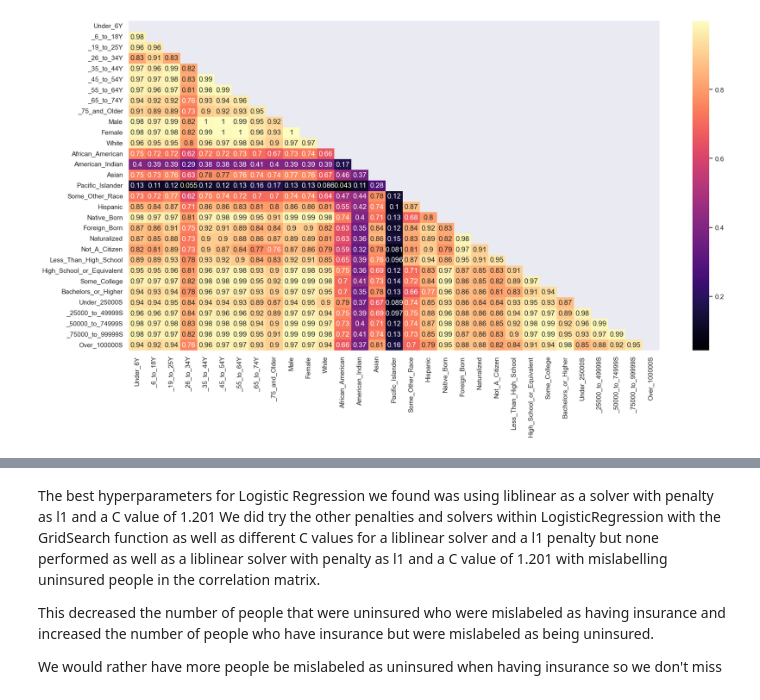
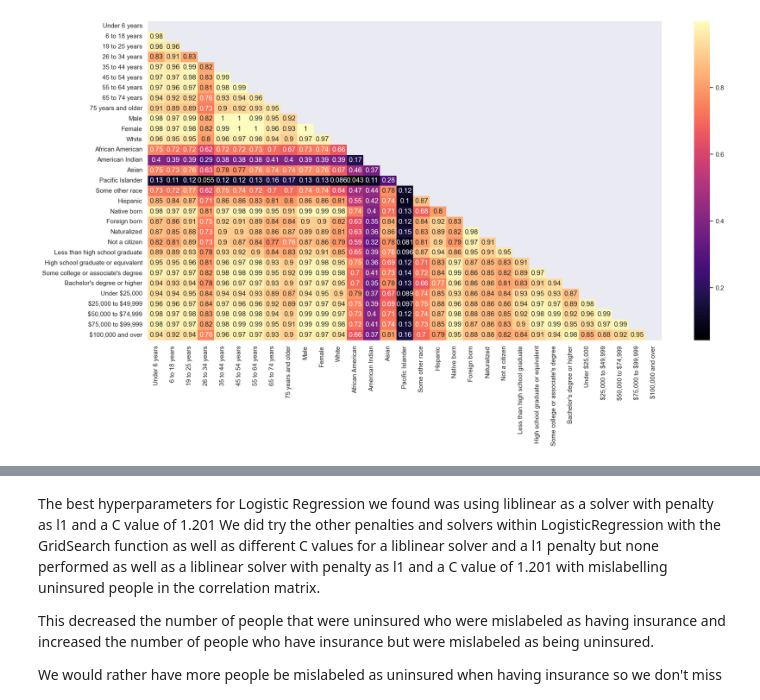
Before and after one commit to kylee-lapierre/capstone-healthcare, a Jupyter notebook: code/LogisticRegression.ipynb, the cells around one changed output, grey strips where cells are left out. Saved outputs shown, nothing was run; the diff lists cells and outputs as text; code cells hidden in the pictures.

```diff
--- a/code/LogisticRegression.ipynb
+++ b/code/LogisticRegression.ipynb
@@ -30,6 +38,6 @@ sns.set_theme(style = 'darkgrid')
 # %%
 # Connection strings for SQL tables
-conn = pymssql.connect(server, username, password, database)
+conn = pymssql.connect(server, k_username, k_password, database)
 query = f'SELECT * FROM {table}'
 
 health_model = pd.read_sql(query, conn)
@@ -63,8 +71,20 @@ x_m = x_m.join(icD)
 plt.figure(figsize = (20, 10))
-sns.heatmap(health_model.drop(columns = ['HealthModelID', 'Year', 'Total_Population'], axis = 1).corr(), cmap = 'magma', annot = True, mask = np.triu(np.ones_like(health_model.drop(columns = ['HealthModelID', 'Year', 'Total_Population'], axis = 1).corr())))
+heatmapDF = health_model.drop(columns = ['HealthModelID', 'Year', 'Total_Population'], axis = 1).copy()
+sns.heatmap(heatmapDF.corr(), cmap = 'magma', annot = True, mask = np.triu(np.ones_like(heatmapDF.corr())))
+labels = ['Under 6 years', '6 to 18 years', '19 to 25 years', '26 to 34 years', '35 to 44 years', \
+    '45 to 54 years', '55 to 64 years', '65 to 74 years', '75 years and older', 'Male', \
+    'Female', 'White', 'African American', 'American Indian', 'Asian', 'Pacific Islander', \
+    'Some other race', 'Hispanic', \
+    'Native born', 'Foreign born', 'Naturalized', 'Not a citizen', \
+    'Less than high school graduate', 'High school graduate or equivalent', \
+    "Some college or associate's degree", "Bachelor's degree or higher", 'Under $25,000', '\$25,000 to \$49,999', \
+    '\$50,000 to \$74,999', '\$75,000 to \$99,999', '$100,000 and over']
+plt.yticks(np.arange(31) + .5, labels = labels)
+plt.xticks(np.arange(31) + .5, labels = labels)
+plt.savefig('Correlation-Matrix.png', bbox_inches = 'tight')
 plt.show()
 # %% [output]
-[figure, old version]
+[figure, new version]
 # %%
 # Creating training and testing datasets
 y_test = x_m['Uninsured']
```
Also changed, not shown: parts of 15 cells of this notebook.
